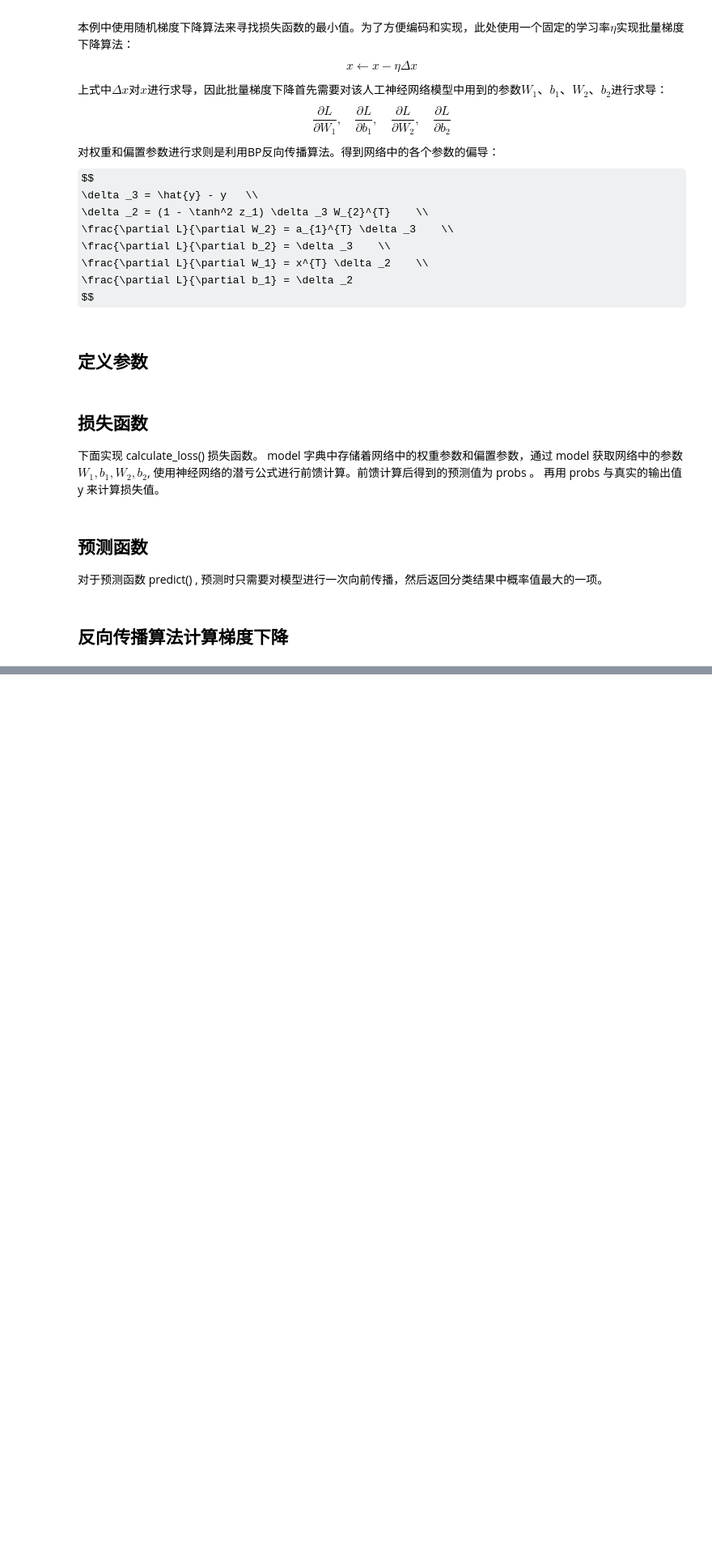
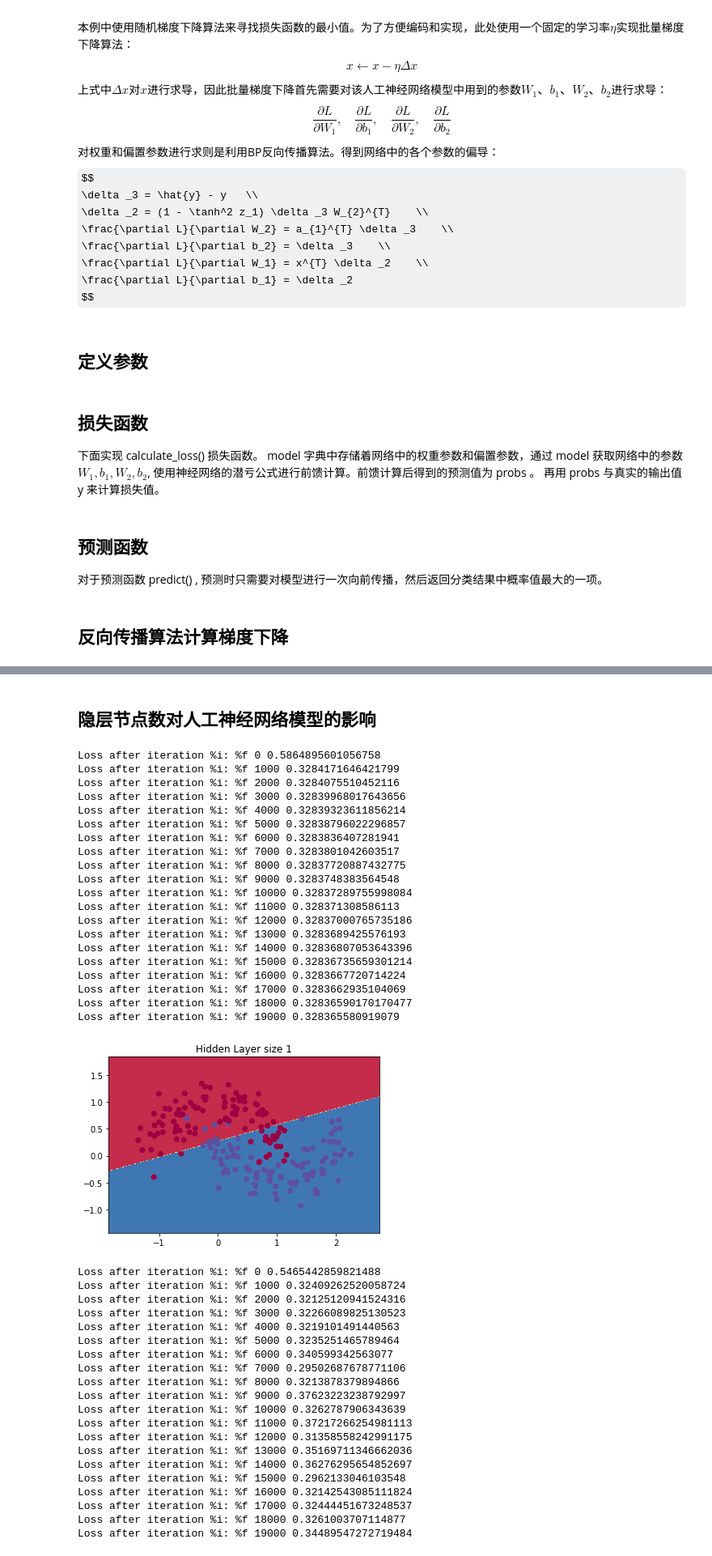
Before and after one commit to wangzhankun/python-learn, a Jupyter notebook: The principle and pratice of deep learning/back_propagation反向传播算法/梯度下降.ipynb, the cells around one changed output, grey strips where cells are left out. Shown at 81% size. Saved outputs shown, nothing was run; the diff lists cells and outputs as text; code cells hidden in the pictures; some formulas as TeX source; blank space fills up the shorter version.

```diff
--- a/The principle and pratice of deep learning/back_propagation反向传播算法/梯度下降.ipynb
+++ b/The principle and pratice of deep learning/back_propagation反向传播算法/梯度下降.ipynb
@@ -46,0 +189,52 @@ reg_lambda = 0.01 # 正则化强度
+# %% [markdown]
+## 隐层节点数对人工神经网络模型的影响
+# %%
+# 待输入隐层节点数目
+hidden_layer_dimensions = [1,2,3,4,30,50]
+
+for i,nn_hdim in enumerate(hidden_layer_dimensions):
+    plt.title('Hidden Layer size %d' % nn_hdim)
+    model = ANN_model(X, y, nn_hdim)
+    plot_decision_boundary(lambda x: predict(model, x), X, y)
+# %% [output]
+Loss after iteration %i: %f 0 0.5864895601056758
+Loss after iteration %i: %f 1000 0.3284171646421799
+Loss after iteration %i: %f 2000 0.3284075510452116
+Loss after iteration %i: %f 3000 0.32839968017643656
+Loss after iteration %i: %f 4000 0.32839323611856214
+Loss after iteration %i: %f 5000 0.32838796022296857
+Loss after iteration %i: %f 6000 0.3283836407281941
+Loss after iteration %i: %f 7000 0.3283801042603517
+Loss after iteration %i: %f 8000 0.32837720887432775
+Loss after iteration %i: %f 9000 0.3283748383564548
+Loss after iteration %i: %f 10000 0.32837289755998084
+Loss after iteration %i: %f 11000 0.328371308586113
+Loss after iteration %i: %f 12000 0.32837000765735186
+Loss after iteration %i: %f 13000 0.3283689425576193
+Loss after iteration %i: %f 14000 0.32836807053643396
+Loss after iteration %i: %f 15000 0.32836735659301214
+Loss after iteration %i: %f 16000 0.3283667720714224
+Loss after iteration %i: %f 17000 0.3283662935104069
+Loss after iteration %i: %f 18000 0.32836590170170477
+Loss after iteration %i: %f 19000 0.328365580919079
+[figure, added]
+Loss after iteration %i: %f 0 0.5465442859821488
+Loss after iteration %i: %f 1000 0.32409262520058724
+Loss after iteration %i: %f 2000 0.32125120941524316
+Loss after iteration %i: %f 3000 0.32266089825130523
+Loss after iteration %i: %f 4000 0.3219101491440563
+Loss after iteration %i: %f 5000 0.3235251465789464
+Loss after iteration %i: %f 6000 0.340599342563077
+Loss after iteration %i: %f 7000 0.29502687678771106
+Loss after iteration %i: %f 8000 0.3213878379894866
+Loss after iteration %i: %f 9000 0.37623223238792997
+Loss after iteration %i: %f 10000 0.3262787906343639
+Loss after iteration %i: %f 11000 0.37217266254981113
+Loss after iteration %i: %f 12000 0.31358558242991175
+Loss after iteration %i: %f 13000 0.35169711346662036
+Loss after iteration %i: %f 14000 0.36276295654852697
+Loss after iteration %i: %f 15000 0.2962133046103548
+Loss after iteration %i: %f 16000 0.32142543085111824
+Loss after iteration %i: %f 17000 0.32444451673248537
+Loss after iteration %i: %f 18000 0.3261003707114877
+Loss after iteration %i: %f 19000 0.34489547272719484
```
Also changed, not shown: parts of 15 cells of this notebook, 1 other file.
